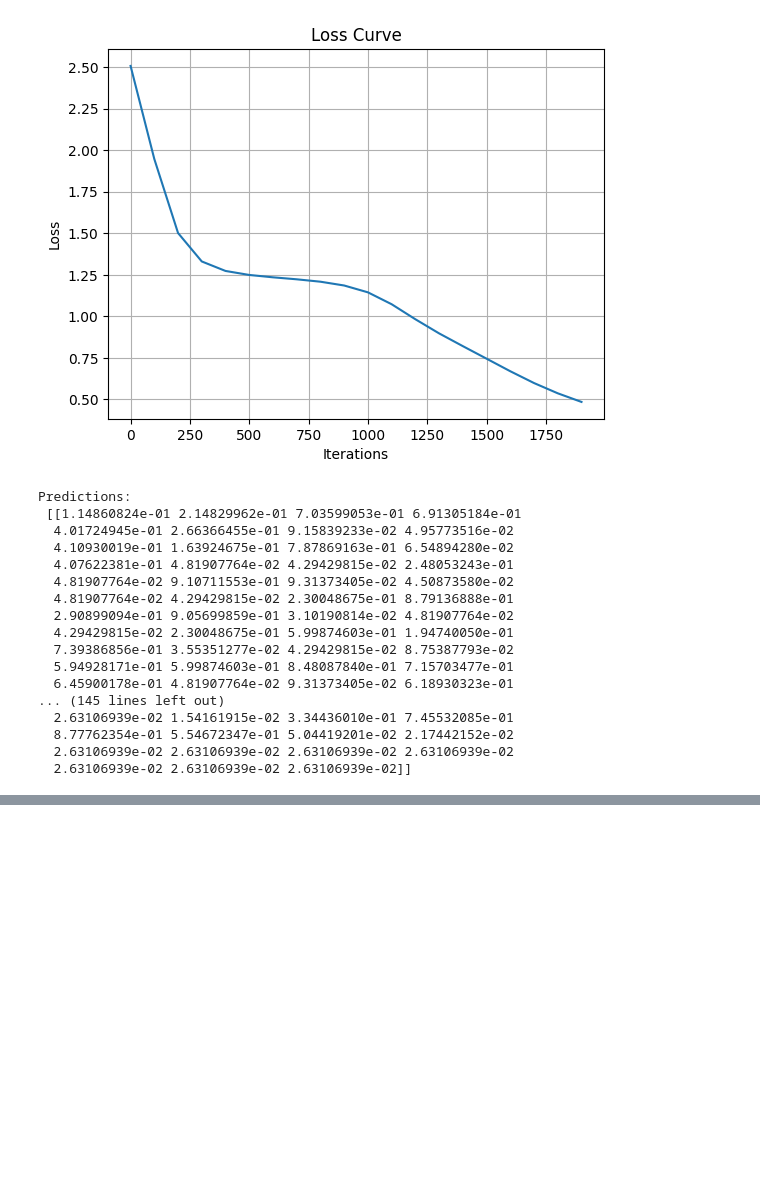
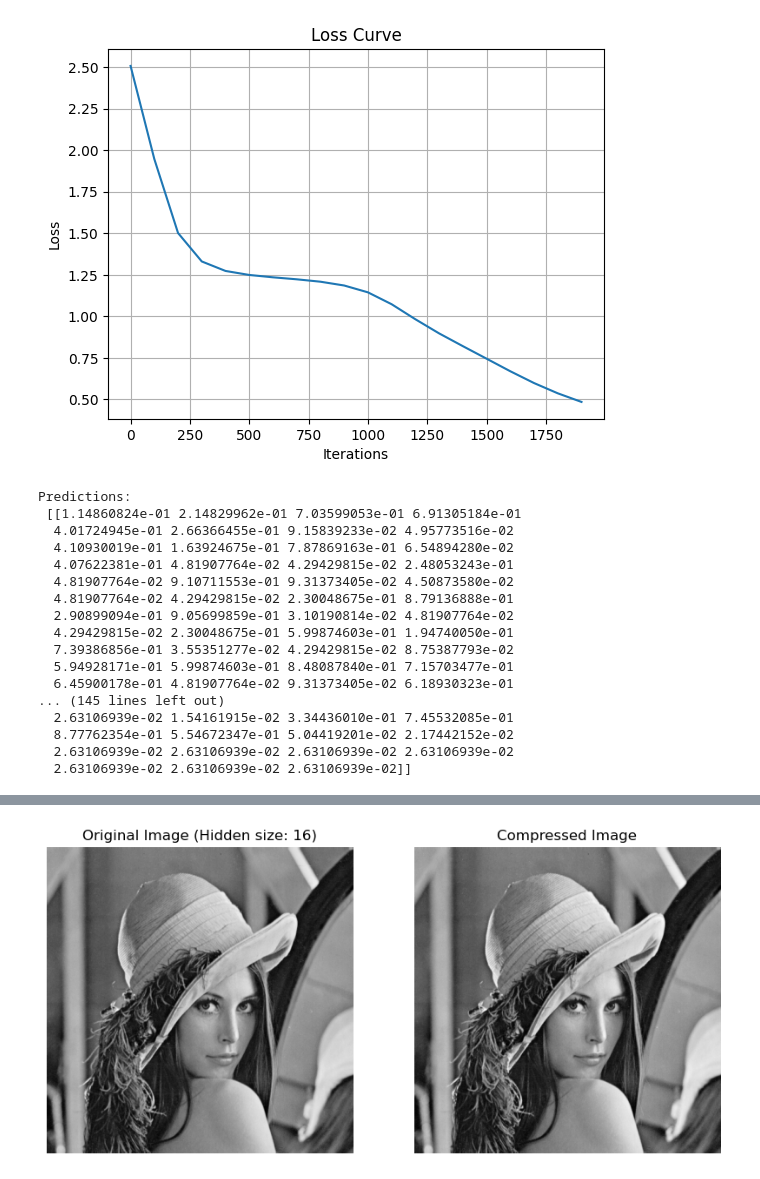
Before and after one commit to scpsyl/Artificial_NN_Hw, a Jupyter notebook: Homework2/Task3.ipynb, the cells around one changed output, grey strips where cells are left out. Cells and saved outputs as stored; diff of their text form; code cells hidden in the pictures; blank space fills up the shorter version.

```diff
--- a/Homework2/Task3.ipynb
+++ b/Homework2/Task3.ipynb
@@ -177,0 +180,85 @@ Predictions:
+# %%
+import torch
+import torch.nn as nn
+import torchvision.transforms as transforms
+from PIL import Image
+import numpy as np
+import matplotlib.pyplot as plt
+from skimage.metrics import mean_squared_error
+
+class Autoencoder(nn.Module):
+    def __init__(self, hidden_size):
+        super(Autoencoder, self).__init__()
+        self.encoder = nn.Sequential(
+            nn.Linear(262144, hidden_size),
+            nn.ReLU(True)
+        )
+        self.decoder = nn.Sequential(
+            nn.Linear(hidden_size, 262144),
+            nn.Sigmoid()
+        )
+
+    def forward(self, x):
+        x = self.encoder(x)
+        x = self.decoder(x)
+        return x
+
+def load_image(image_path):
+    image = Image.open(image_path).convert('L')  # Convert to grayscale
+    # Optionally resize to a smaller dimension for autoencoder
+    image = image.resize((512, 512))  # Resize to 512*512 if needed
+    image = transforms.ToTensor()(image).view(-1)  # Flatten the image
+    return image
+
+def compress_image(image_path, hidden_size):
+    image = load_image(image_path)
+    image = image.unsqueeze(0)  # Add batch dimension
+
+    model = Autoencoder(hidden_size)
+    criterion = nn.MSELoss()
+    optimizer = torch.optim.Adam(model.parameters(), lr=0.01)
+
+    # Training
+    model.train()
+    for epoch in range(1000):
+        optimizer.zero_grad()
+        output = model(image)
+        loss = criterion(output, image)
+        loss.backward()
+        optimizer.step()
+
+    model.eval()
+    with torch.no_grad():
+        compressed_image = model(image)
+
+    return compressed_image, image
+
+def main(image_path, hidden_sizes):
+    mse_results = {}
+    for hidden_size in hidden_sizes:
+        compressed_image, original_image = compress_image(image_path, hidden_size)
+        mse = mean_squared_error(original_image.numpy(), compressed_image.numpy())
+        mse_results[hidden_size] = mse
+
+        plt.figure(figsize=(10, 10))  # 增加显示窗口大小
+        plt.subplot(1, 2, 1)
+        plt.title(f'Original Image (Hidden size: {hidden_size})')
+        plt.imshow(original_image.view(512, 512).numpy(), cmap='gray')  # 根据实际分辨率调整
+        plt.axis('off')
+
+        plt.subplot(1, 2, 2)
+        plt.title('Compressed Image')
+        plt.imshow(compressed_image.view(512, 512).numpy(), cmap='gray')  # 根据实际分辨率调整
+        plt.axis('off')
+        plt.show()
+
+
+    return mse_results
+
+if __name__ == '__main__':
+    image_path = 'lena_gray.gif'  # Replace with your GIF image path
+    hidden_sizes = [16, 32, 64, 128, 256]
+    mse_results = main(image_path, hidden_sizes)
+    print("MSE Results:", mse_results)
+# %% [output]
+[figure, added]
```
Also changed, not shown: parts of 2 cells of this notebook.
